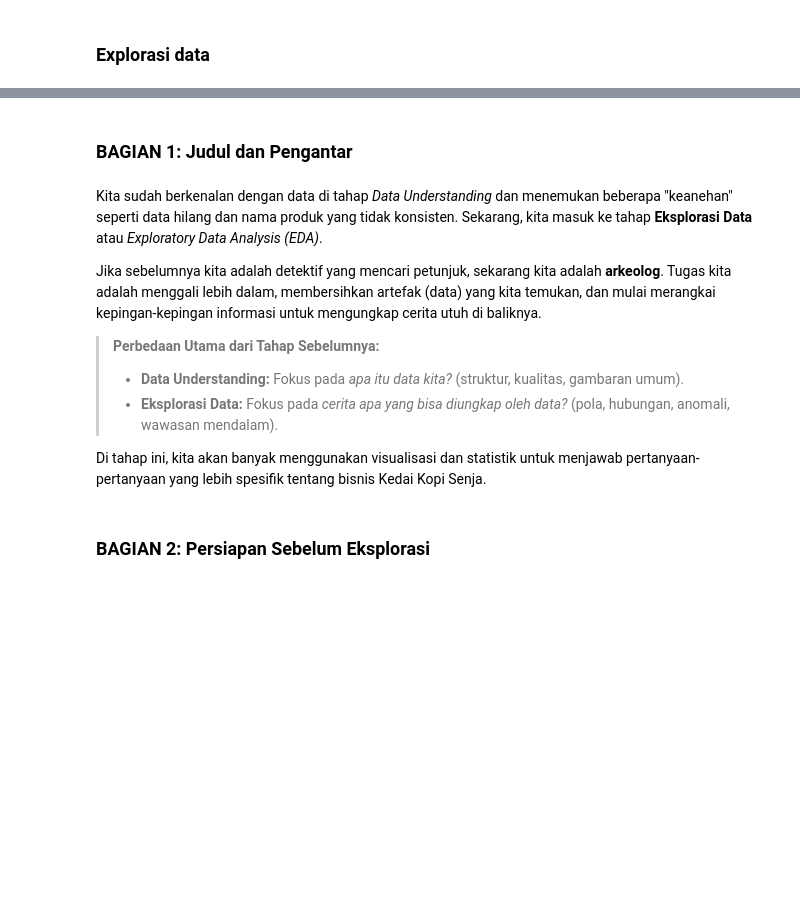
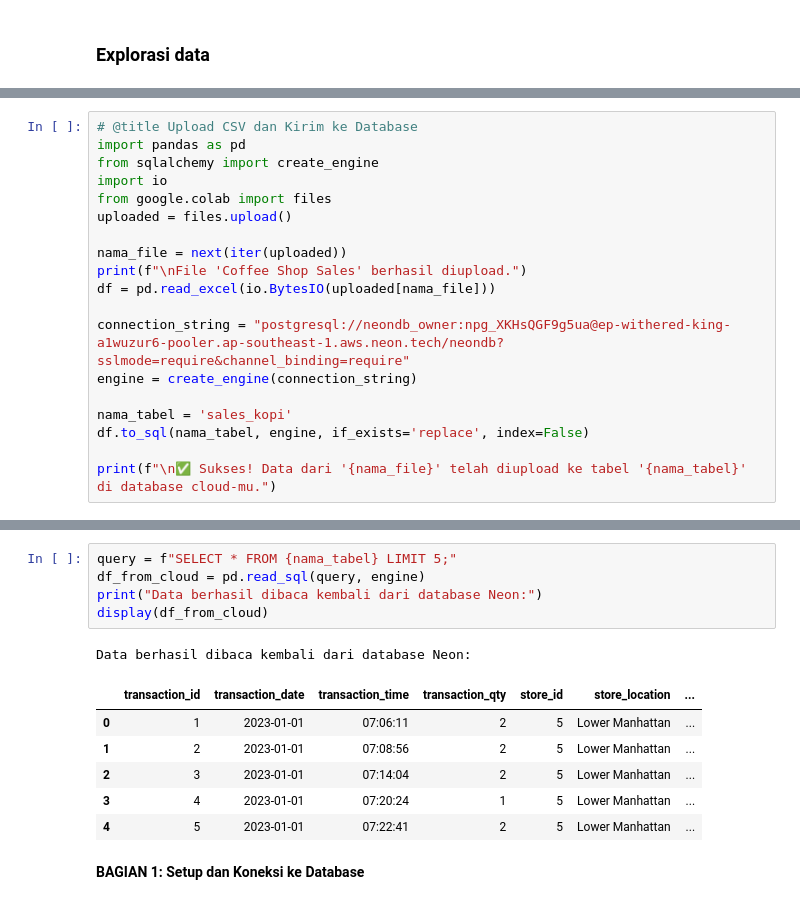
Before and after one commit to Sigiitttt/PSD, a Jupyter notebook: _sources/Tugas3.ipynb, the cells around one changed output, grey strips where cells are left out. Saved outputs shown, nothing was run; the diff lists cells and outputs as text; blank space fills up the shorter version.

```diff
--- a/_sources/Tugas3.ipynb
+++ b/_sources/Tugas3.ipynb
@@ -2,0 +21,19 @@
+# %%
+# @title Upload CSV dan Kirim ke Database
+import pandas as pd
+from sqlalchemy import create_engine
+import io
+from google.colab import files
+uploaded = files.upload()
+
+nama_file = next(iter(uploaded))
+print(f"\nFile 'Coffee Shop Sales' berhasil diupload.")
+df = pd.read_excel(io.BytesIO(uploaded[nama_file]))
+
+connection_string = "postgresql://neondb_owner:npg_XKHsQGF9g5ua@ep-withered-king-a1wuzur6-pooler.ap-southeast-1.aws.neon.tech/neondb?sslmode=require&channel_binding=require"
+engine = create_engine(connection_string)
+
+nama_tabel = 'sales_kopi'
+df.to_sql(nama_tabel, engine, if_exists='replace', index=False)
+
+print(f"\n✅ Sukses! Data dari '{nama_file}' telah diupload ke tabel '{nama_tabel}' di database cloud-mu.")
@@ -3,15 +47,15 @@
+# %%
+query = f"SELECT * FROM {nama_tabel} LIMIT 5;"
+df_from_cloud = pd.read_sql(query, engine)
+print("Data berhasil dibaca kembali dari database Neon:")
+display(df_from_cloud)
+# %% [output]
+Data berhasil dibaca kembali dari database Neon:
+|  | transaction_id | transaction_date | transaction_time | transaction_qty | store_id | store_location | ... |
+| 0 | 1 | 2023-01-01 | 07:06:11 | 2 | 5 | Lower Manhattan | ... |
+| 1 | 2 | 2023-01-01 | 07:08:56 | 2 | 5 | Lower Manhattan | ... |
+| 2 | 3 | 2023-01-01 | 07:14:04 | 2 | 5 | Lower Manhattan | ... |
+| 3 | 4 | 2023-01-01 | 07:20:24 | 1 | 5 | Lower Manhattan | ... |
+| 4 | 5 | 2023-01-01 | 07:22:41 | 2 | 5 | Lower Manhattan | ... |
 # %% [markdown]
-### **BAGIAN 1: Judul dan Pengantar**
+**BAGIAN 1: Setup dan Koneksi ke Database**
-# %% [markdown]
-Kita sudah berkenalan dengan data di tahap *Data Understanding* dan menemukan beberapa "keanehan" seperti data hilang dan nama produk yang tidak konsisten. Sekarang, kita masuk ke tahap **Eksplorasi Data** atau *Exploratory Data Analysis (EDA)*.
-
-Jika sebelumnya kita adalah detektif yang mencari petunjuk, sekarang kita adalah **arkeolog**. Tugas kita adalah menggali lebih dalam, membersihkan artefak (data) yang kita temukan, dan mulai merangkai kepingan-kepingan informasi untuk mengungkap cerita utuh di baliknya.
-
-> **Perbedaan Utama dari Tahap Sebelumnya:**
->
-> * **Data Understanding:** Fokus pada *apa itu data kita?* (struktur, kualitas, gambaran umum).
-> * **Eksplorasi Data:** Fokus pada *cerita apa yang bisa diungkap oleh data?* (pola, hubungan, anomali, wawasan mendalam).
-
-Di tahap ini, kita akan banyak menggunakan visualisasi dan statistik untuk menjawab pertanyaan-pertanyaan yang lebih spesifik tentang bisnis Kedai Kopi Senja.
-# %% [markdown]
-### **BAGIAN 2: Persiapan Sebelum Eksplorasi**
```
Also changed, not shown: parts of 21 cells of this notebook, 18 other files.
